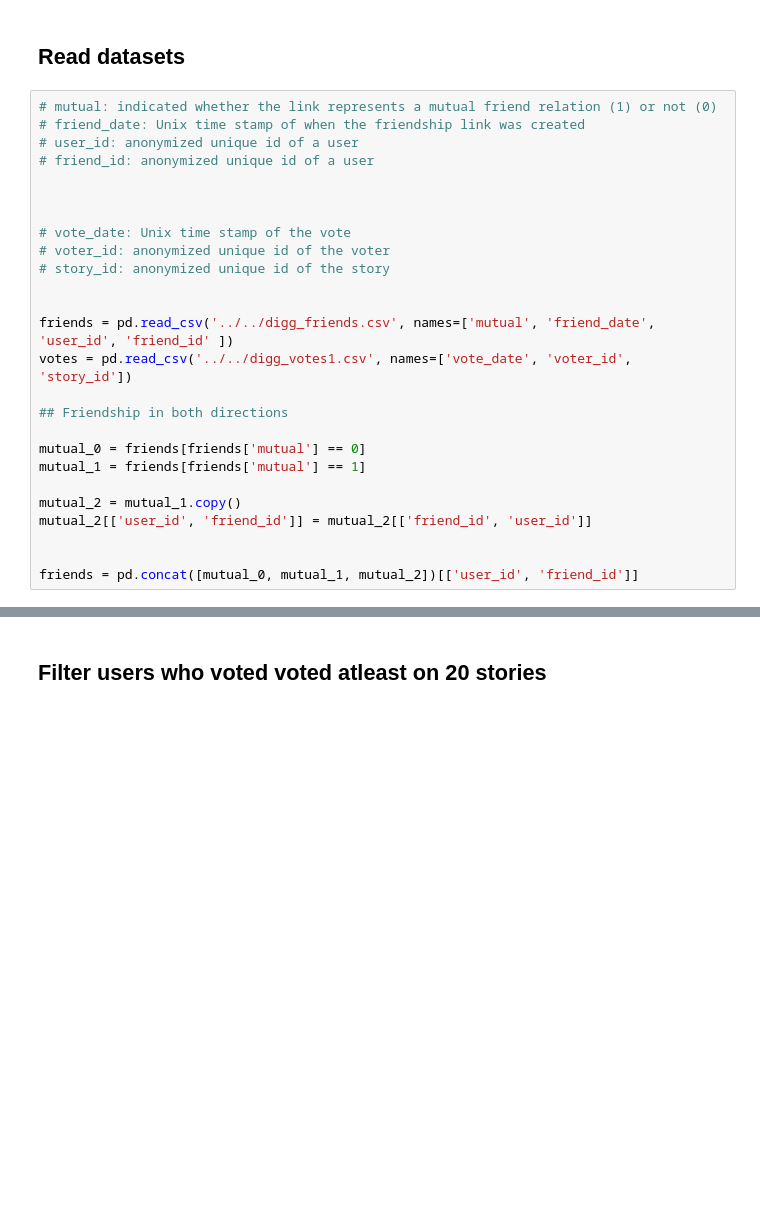
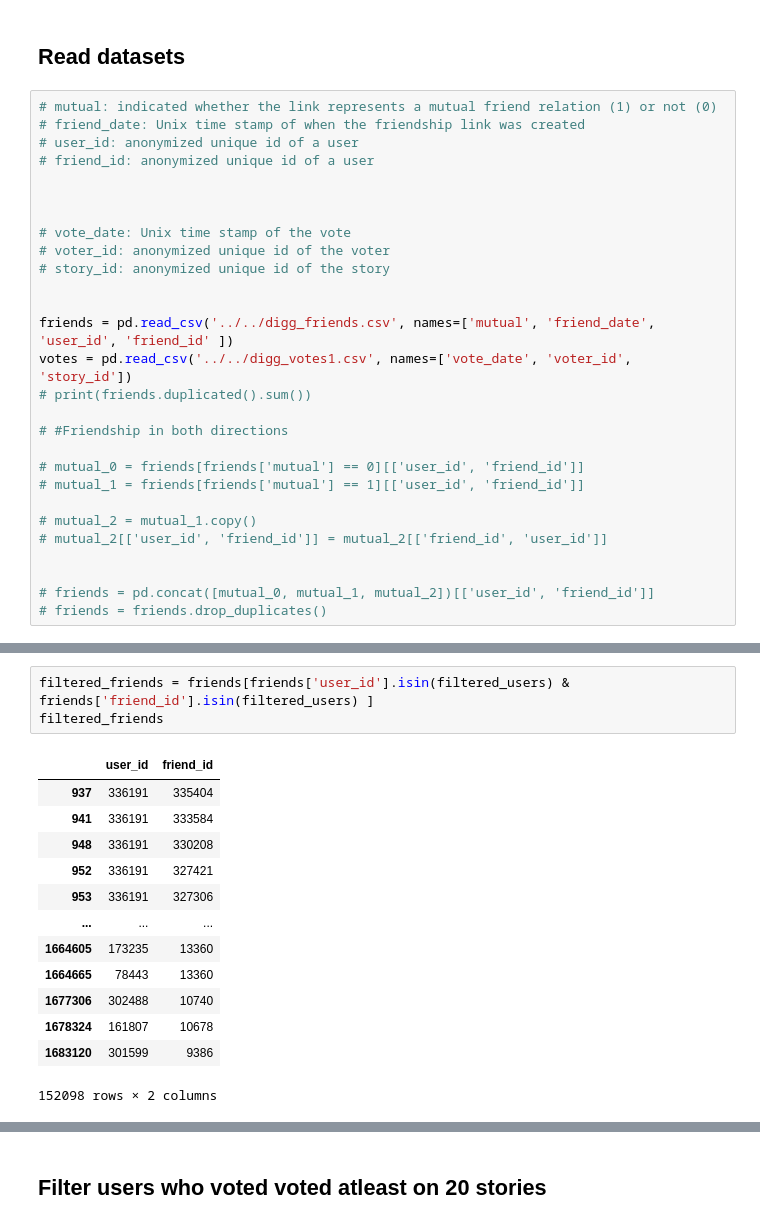
Before and after one commit to Yididya/k_submodular, a Jupyter notebook: notebooks/Influence maximization .ipynb, the cells around one changed output, grey strips where cells are left out. Saved outputs shown, nothing was run; the diff lists cells and outputs as text; blank space fills up the shorter version.

```diff
--- a/notebooks/Influence maximization .ipynb
+++ b/notebooks/Influence maximization .ipynb
@@ -21,14 +21,16 @@ sys.path.append('../')
 
 friends = pd.read_csv('../../digg_friends.csv', names=['mutual', 'friend_date', 'user_id', 'friend_id' ])
 votes = pd.read_csv('../../digg_votes1.csv', names=['vote_date', 'voter_id', 'story_id'])
+# print(friends.duplicated().sum())
 
-## Friendship in both directions
+# #Friendship in both directions
 
-mutual_0 = friends[friends['mutual'] == 0]
-mutual_1 = friends[friends['mutual'] == 1]
+# mutual_0 = friends[friends['mutual'] == 0][['user_id', 'friend_id']]
+# mutual_1 = friends[friends['mutual'] == 1][['user_id', 'friend_id']]
 
-mutual_2 = mutual_1.copy()
-mutual_2[['user_id', 'friend_id']] = mutual_2[['friend_id', 'user_id']]
+# mutual_2 = mutual_1.copy()
+# mutual_2[['user_id', 'friend_id']] = mutual_2[['friend_id', 'user_id']]
 
 
-friends = pd.concat([mutual_0, mutual_1, mutual_2])[['user_id', 'friend_id']]
+# friends = pd.concat([mutual_0, mutual_1, mutual_2])[['user_id', 'friend_id']]
+# friends = friends.drop_duplicates()
@@ -34,0 +114,17 @@ friends = pd.concat([mutual_0, mutual_1, mutual_2])[['user_id', 'friend_id']]
+# %%
+filtered_friends = friends[friends['user_id'].isin(filtered_users) & friends['friend_id'].isin(filtered_users) ]
+filtered_friends
+# %% [output]
+|  | user_id | friend_id |
+| 937 | 336191 | 335404 |
+| 941 | 336191 | 333584 |
+| 948 | 336191 | 330208 |
+| 952 | 336191 | 327421 |
+| 953 | 336191 | 327306 |
+| ... | ... | ... |
+| 1664605 | 173235 | 13360 |
+| 1664665 | 78443 | 13360 |
+| 1677306 | 302488 | 10740 |
+| 1678324 | 161807 | 10678 |
+| 1683120 | 301599 | 9386 |
+152098 rows × 2 columns
```
Also changed, not shown: parts of 25 cells of this notebook, 10 other files.
